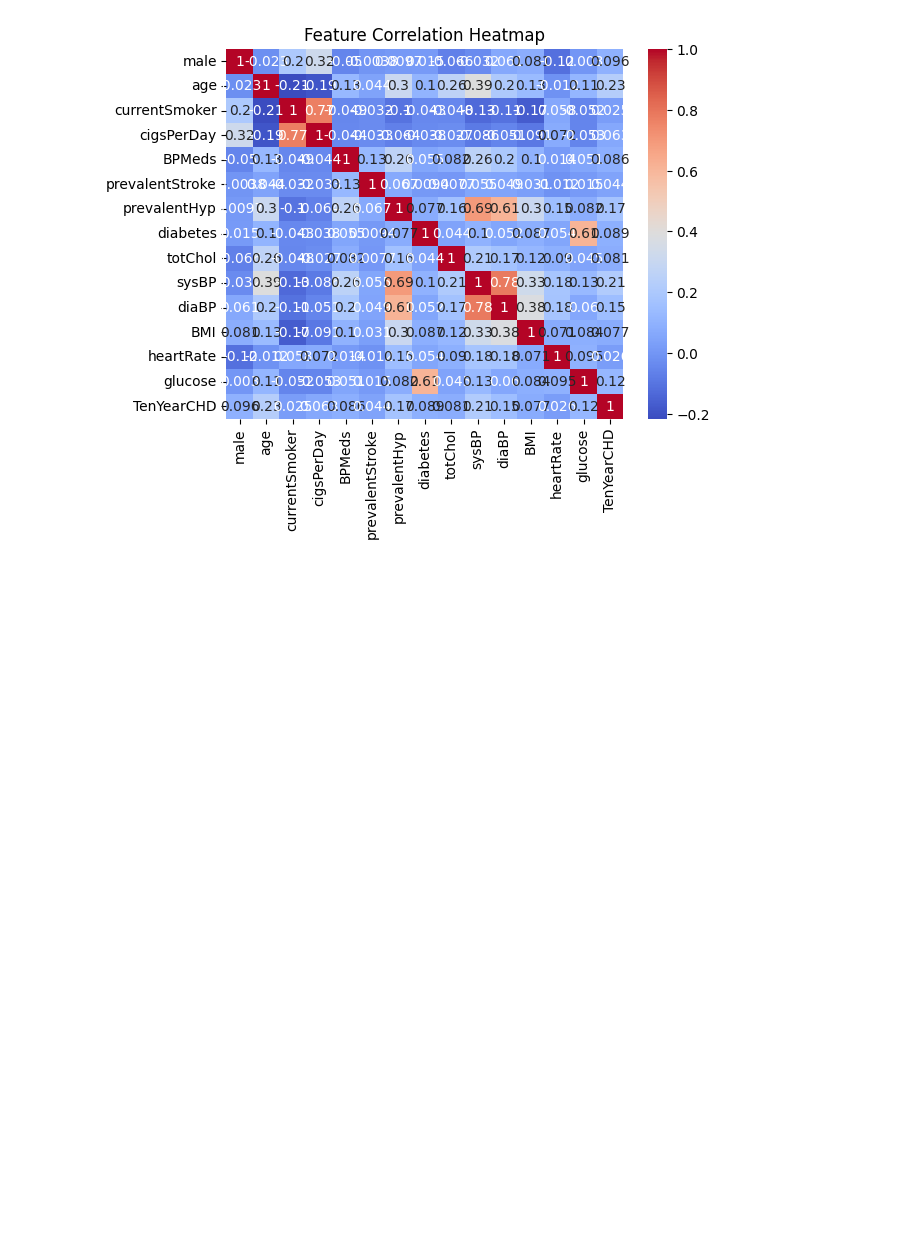
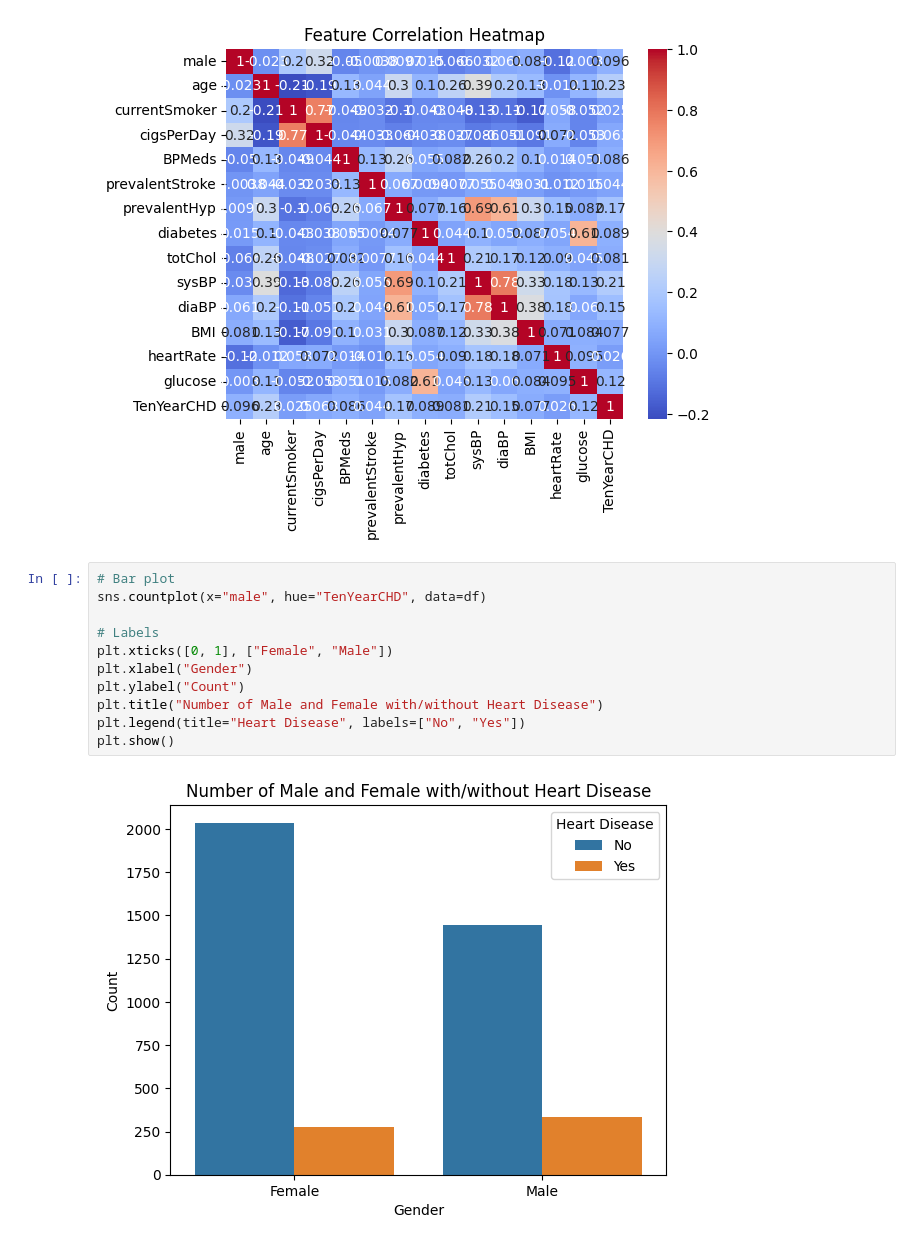
Before and after one commit to Nazihahaha/Coronary-Heart-Disease-Prediction, a Jupyter notebook: main.ipynb, the cells around one changed output. Saved outputs shown, nothing was run; the diff lists cells and outputs as text; blank space fills up the shorter version.

```diff
--- a/main.ipynb
+++ b/main.ipynb
@@ -135,3 +135,16 @@ plt.title("Feature Correlation Heatmap")
 plt.show()
 # %% [output]
 [figure]
+# %%
+# Bar plot
+sns.countplot(x="male", hue="TenYearCHD", data=df)
+
+# Labels
+plt.xticks([0, 1], ["Female", "Male"])
+plt.xlabel("Gender")
+plt.ylabel("Count")
+plt.title("Number of Male and Female with/without Heart Disease")
+plt.legend(title="Heart Disease", labels=["No", "Yes"])
+plt.show()
+# %% [output]
+[figure, added]
```
